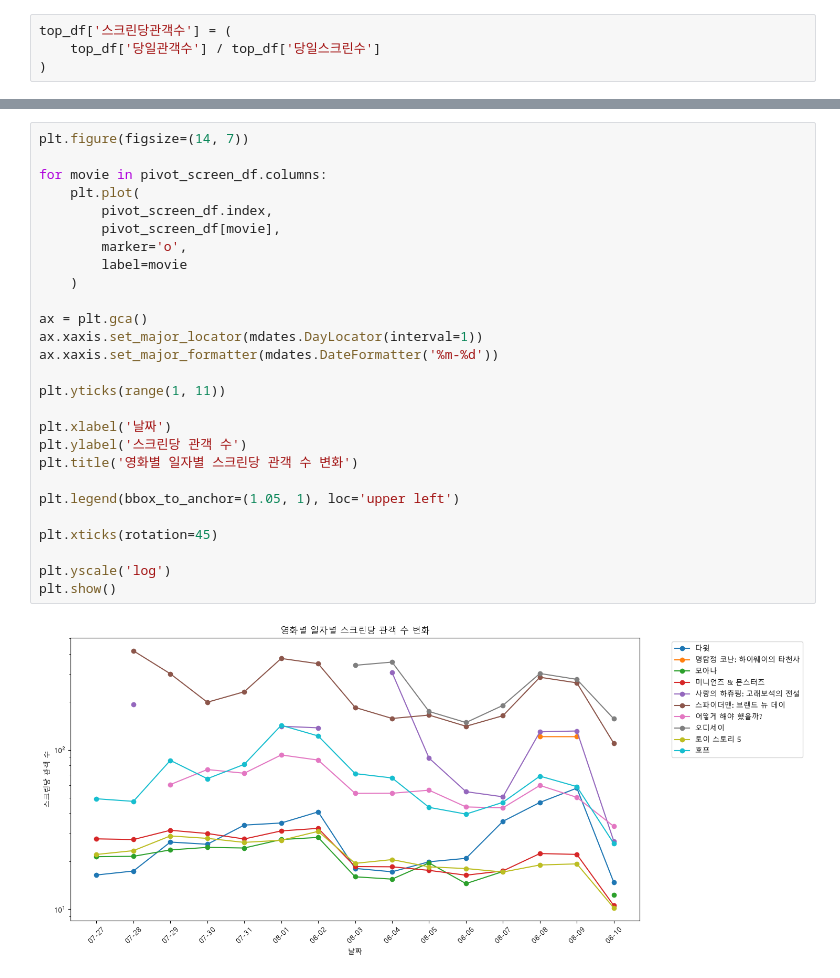
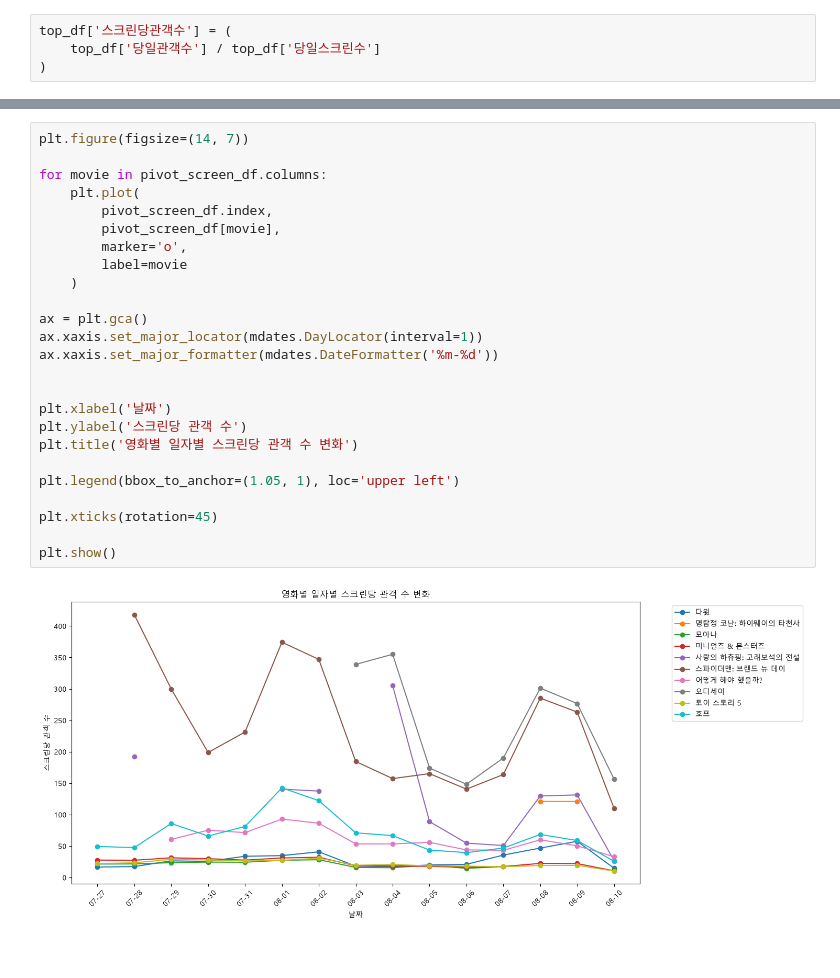
Before and after one commit to kkw5389-collab/sprint_mission16, a Jupyter notebook: notebooks/analysis.ipynb, the cells around one changed output, grey strips where cells are left out. Cells and saved outputs as stored; diff of their text form.

```diff
--- a/notebooks/analysis.ipynb
+++ b/notebooks/analysis.ipynb
@@ -762,29 +743,27 @@ pivot_screen_df
 # %%
 plt.figure(figsize=(14, 7))
 
 for movie in pivot_screen_df.columns:
     plt.plot(
         pivot_screen_df.index,
         pivot_screen_df[movie],
         marker='o',
         label=movie
     )
 
 ax = plt.gca()
 ax.xaxis.set_major_locator(mdates.DayLocator(interval=1))
 ax.xaxis.set_major_formatter(mdates.DateFormatter('%m-%d'))
 
-plt.yticks(range(1, 11))
 
 plt.xlabel('날짜')
 plt.ylabel('스크린당 관객 수')
 plt.title('영화별 일자별 스크린당 관객 수 변화')
 
 plt.legend(bbox_to_anchor=(1.05, 1), loc='upper left')
 
 plt.xticks(rotation=45)
 
-plt.yscale('log')
 plt.show()
 # %% [output]
-[figure, old version]
+[figure, new version]
```
Also changed, not shown: parts of 9 cells of this notebook.
